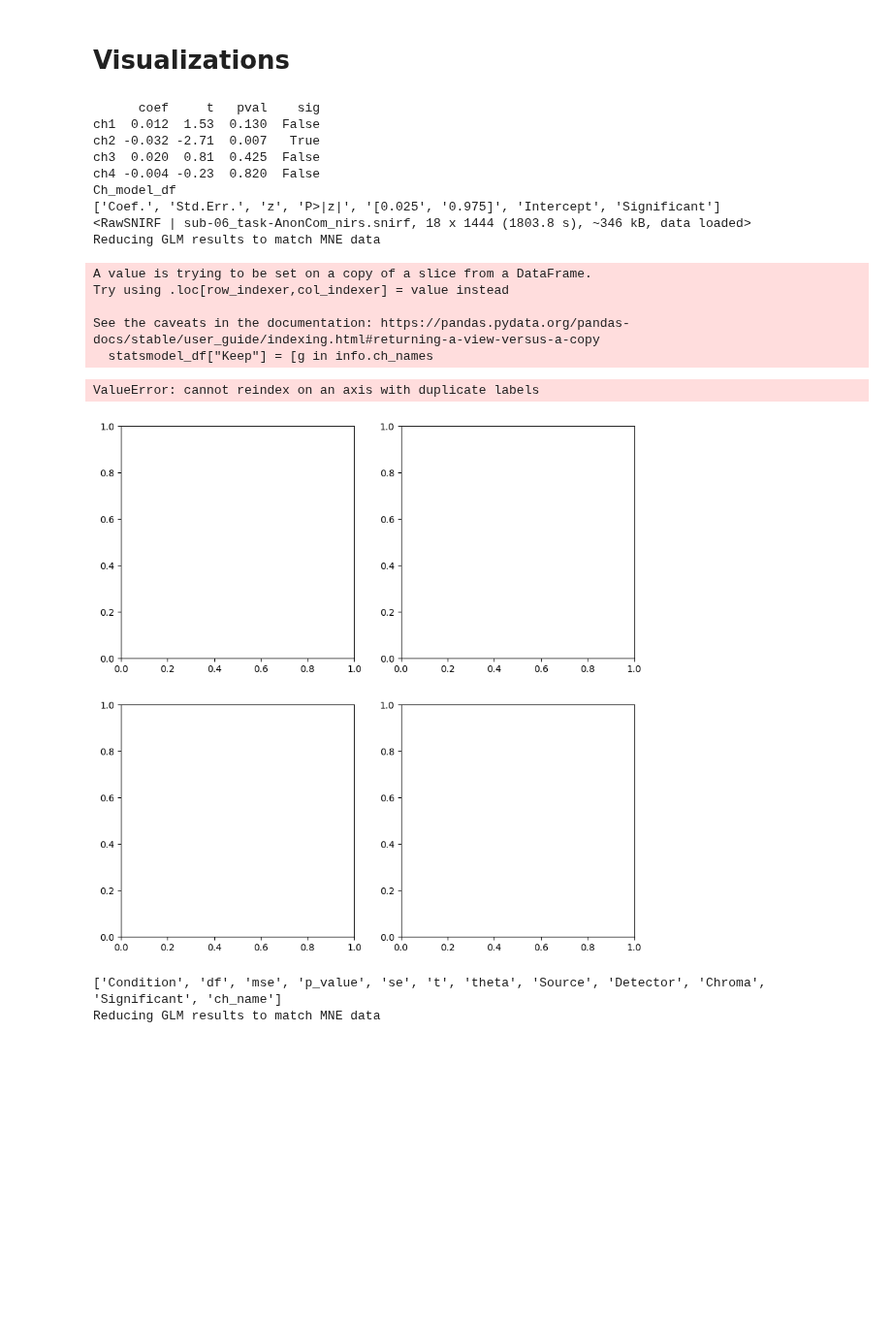
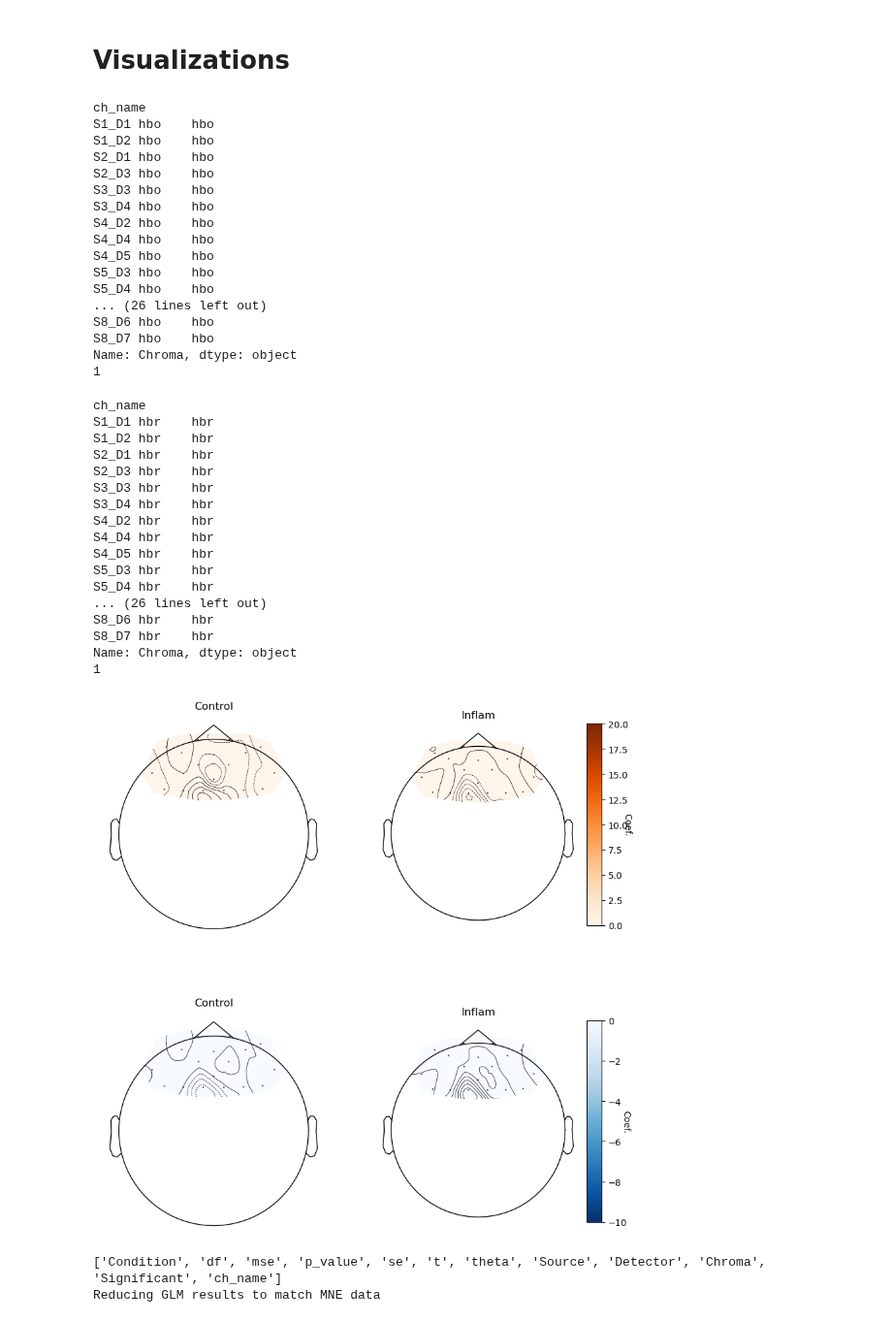
Before and after one commit to nolanrbrady/fNIRs-data-pipeline, a Jupyter notebook: python/home.ipynb, the cells around one changed output. Shown at 97% size. Cells and saved outputs as stored; diff of their text form; code cells hidden in the pictures; blank space fills up the shorter version.

Commit message:
Group level GLM plot working

```diff
--- a/python/home.ipynb
+++ b/python/home.ipynb
@@ -171,28 +171,48 @@ Events [359   0   1]
 # %%
 # Group Visualization
 importlib.reload(visualizations)
-channels_df, contrasts_df, significant_channels, all_data = group_data['anon'].values()
+
+channels_df, contrasts_df, significant_channels, all_data = group_data['direct'].values()
 
 raw_haemo = all_data[0]['raw_haemo']
 
 visualizations.group_topological_visualisation(channels_df, columns_for_glm_contrast, raw_haemo)
 # %% [output]
-      coef     t   pval    sig
-ch1  0.012  1.53  0.130  False
-ch2 -0.032 -2.71  0.007   True
-ch3  0.020  0.81  0.425  False
-ch4 -0.004 -0.23  0.820  False
-Ch_model_df
-['Coef.', 'Std.Err.', 'z', 'P>|z|', '[0.025', '0.975]', 'Intercept', 'Significant']
-<RawSNIRF | sub-06_task-AnonCom_nirs.snirf, 18 x 1444 (1803.8 s), ~346 kB, data loaded>
-Reducing GLM results to match MNE data
+ch_name
+S1_D1 hbo    hbo
+S1_D2 hbo    hbo
+S2_D1 hbo    hbo
+S2_D3 hbo    hbo
+S3_D3 hbo    hbo
+S3_D4 hbo    hbo
+S4_D2 hbo    hbo
+S4_D4 hbo    hbo
+S4_D5 hbo    hbo
+S5_D3 hbo    hbo
+S5_D4 hbo    hbo
+... (26 lines left out)
+S8_D6 hbo    hbo
+S8_D7 hbo    hbo
+Name: Chroma, dtype: object
+1
-A value is trying to be set on a copy of a slice from a DataFrame.
-Try using .loc[row_indexer,col_indexer] = value instead
-
-See the caveats in the documentation: https://pandas.pydata.org/pandas-docs/stable/user_guide/indexing.html#returning-a-view-versus-a-copy
-  statsmodel_df["Keep"] = [g in info.ch_names
+ch_name
+S1_D1 hbr    hbr
+S1_D2 hbr    hbr
+S2_D1 hbr    hbr
+S2_D3 hbr    hbr
+S3_D3 hbr    hbr
+S3_D4 hbr    hbr
+S4_D2 hbr    hbr
+S4_D4 hbr    hbr
+S4_D5 hbr    hbr
+S5_D3 hbr    hbr
+S5_D4 hbr    hbr
+... (26 lines left out)
+S8_D6 hbr    hbr
+S8_D7 hbr    hbr
+Name: Chroma, dtype: object
+1
-ValueError: cannot reindex on an axis with duplicate labels
-[figure, old version]
+[figure, new version]
 # %%
 grp_results = channels_df.query("Condition in ['Control', 'Tapping_Left', 'Tapping_Right']")
 grp_results = grp_results.query("Chroma in ['hbo']")
```
Also changed, not shown: parts of 1 cell of this notebook, 1 other file.
